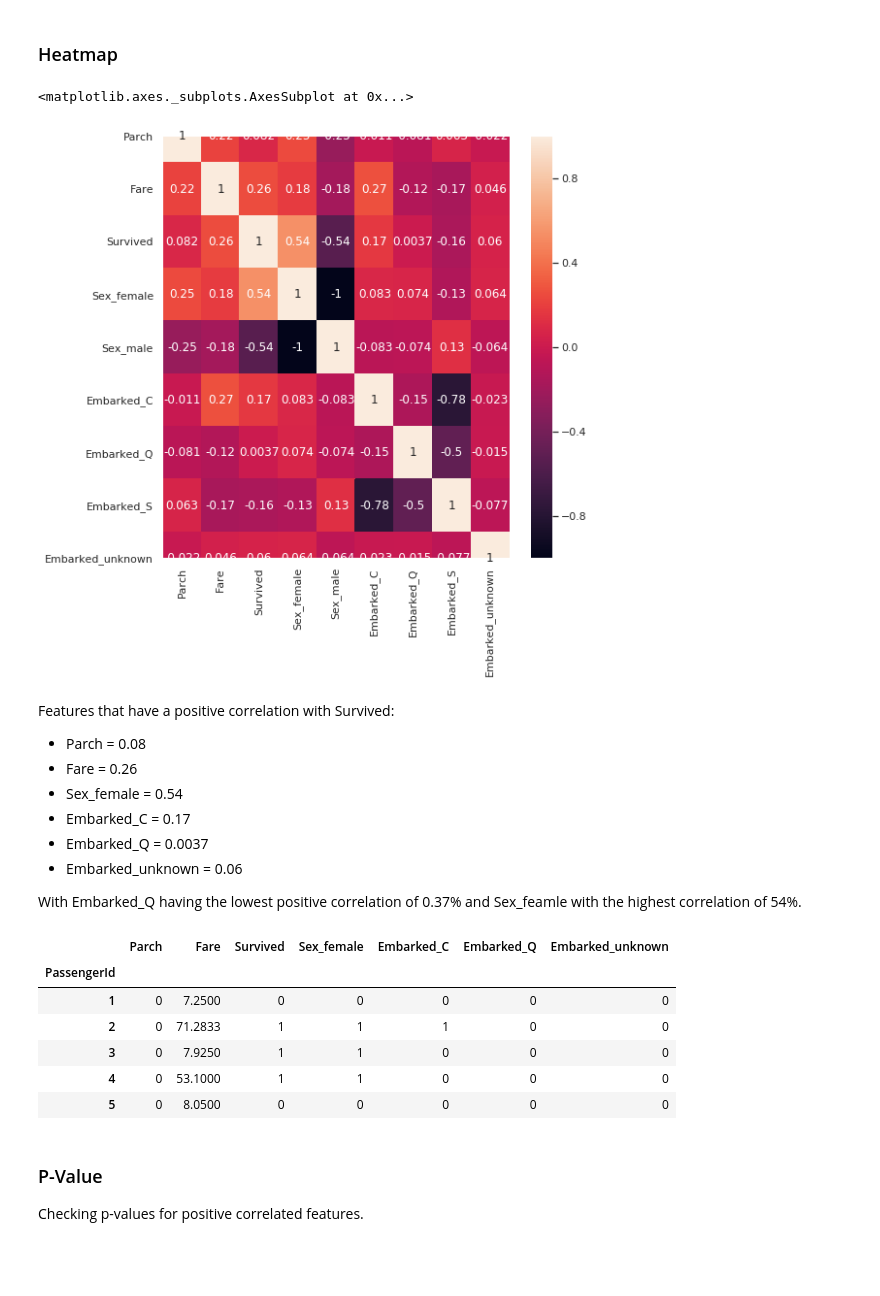
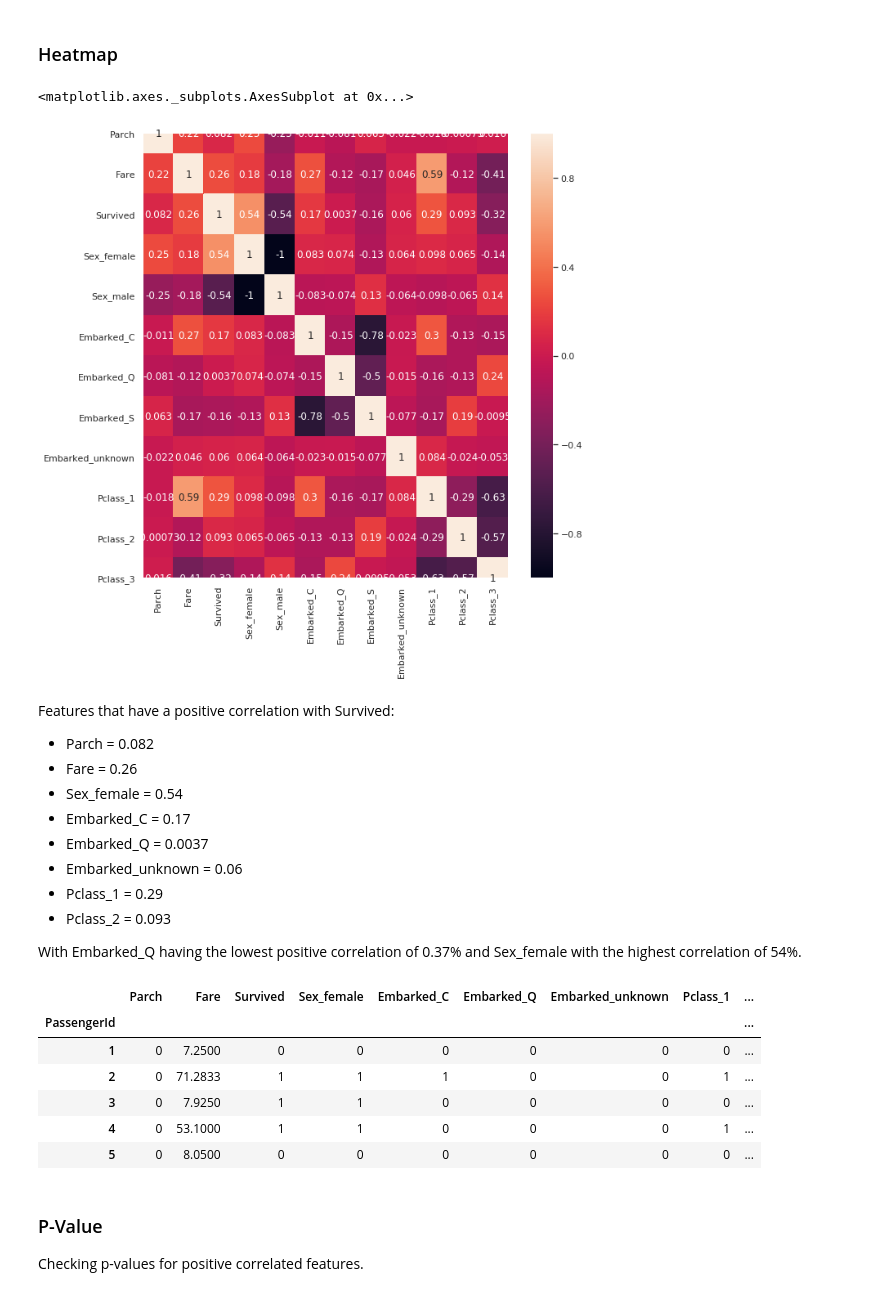
Before and after one commit to Andy-Nkumane/Titanic-Logistic_Regression, a Jupyter notebook: Titanic-Logistic_Regression.ipynb, the cells around one changed output. Cells and saved outputs as stored; diff of their text form; code cells hidden in the pictures; blank space fills up the shorter version.

```diff
--- a/Titanic-Logistic_Regression.ipynb
+++ b/Titanic-Logistic_Regression.ipynb
@@ -219,7 +219,7 @@ Parch and fare both have a positive correlation with survived:
 Creating dummy variables for all catergorical except for those that are already binary.
 # %%
 titanic_final = titanic[['Parch', 'Fare', 'Survived']]
-for col in ['Sex', 'Embarked']:
+for col in ['Sex', 'Embarked', 'Pclass']:
     titanic_dummy = pd.get_dummies(titanic[col], prefix=col)
     titanic_final = titanic_final.merge(titanic_dummy, on='PassengerId')
 print('Created dummy variables for Sex and Embarked columns, stored the results to titanic_final along with the columns Survived, Fare and Parch')
@@ -238,32 +238,34 @@ titanic_final.head()
 # %% [markdown]
 ### Heatmap
 # %%
-ax = plt.subplots(figsize=(8, 8))
+ax = plt.subplots(figsize=(10, 10))
 sns.heatmap(titanic_final.corr(), annot=True)
 # %% [output]
 <matplotlib.axes._subplots.AxesSubplot at 0x...>
-[figure, old version]
+[figure, new version]
 # %% [markdown]
 Features that have a positive correlation with Survived:
-* Parch = 0.08
+* Parch = 0.082
 * Fare = 0.26
 * Sex_female = 0.54
 * Embarked_C = 0.17
 * Embarked_Q = 0.0037
 * Embarked_unknown = 0.06
+* Pclass_1 = 0.29
+* Pclass_2 = 0.093
 
-With Embarked_Q having the lowest positive correlation of 0.37% and Sex_feamle with the highest correlation of 54%.
+With Embarked_Q having the lowest positive correlation of 0.37% and Sex_female with the highest correlation of 54%.
 # %%
-titanic_final.drop(['Sex_male', 'Embarked_S'], axis=1, inplace=True)
+titanic_final.drop(['Sex_male', 'Embarked_S', 'Pclass_3'], axis=1, inplace=True)
 titanic_final.head()
 # %% [output]
-|  | Parch | Fare | Survived | Sex_female | Embarked_C | Embarked_Q | Embarked_unknown |
-| PassengerId |  |  |  |  |  |  |  |
-| 1 | 0 | 7.2500 | 0 | 0 | 0 | 0 | 0 |
-| 2 | 0 | 71.2833 | 1 | 1 | 1 | 0 | 0 |
-| 3 | 0 | 7.9250 | 1 | 1 | 0 | 0 | 0 |
-| 4 | 0 | 53.1000 | 1 | 1 | 0 | 0 | 0 |
-| 5 | 0 | 8.0500 | 0 | 0 | 0 | 0 | 0 |
+|  | Parch | Fare | Survived | Sex_female | Embarked_C | Embarked_Q | Embarked_unknown | Pclass_1 | ... |
+| PassengerId |  |  |  |  |  |  |  |  | ... |
+| 1 | 0 | 7.2500 | 0 | 0 | 0 | 0 | 0 | 0 | ... |
+| 2 | 0 | 71.2833 | 1 | 1 | 1 | 0 | 0 | 1 | ... |
+| 3 | 0 | 7.9250 | 1 | 1 | 0 | 0 | 0 | 0 | ... |
+| 4 | 0 | 53.1000 | 1 | 1 | 0 | 0 | 0 | 1 | ... |
+| 5 | 0 | 8.0500 | 0 | 0 | 0 | 0 | 0 | 0 | ... |
 # %% [markdown]
 ### P-Value
 Checking p-values for positive correlated features.
```
Also changed, not shown: parts of 15 cells of this notebook.
